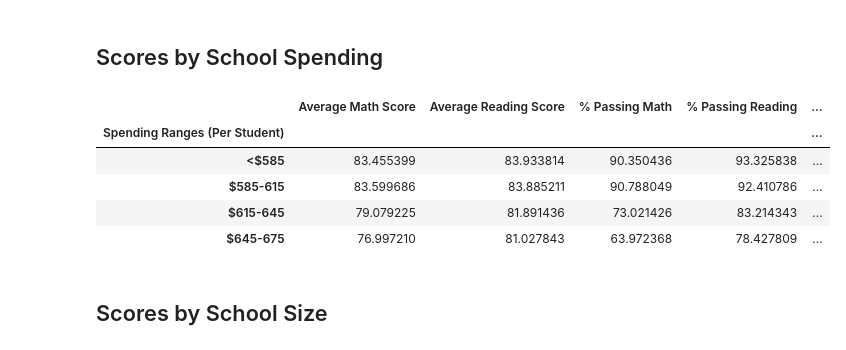
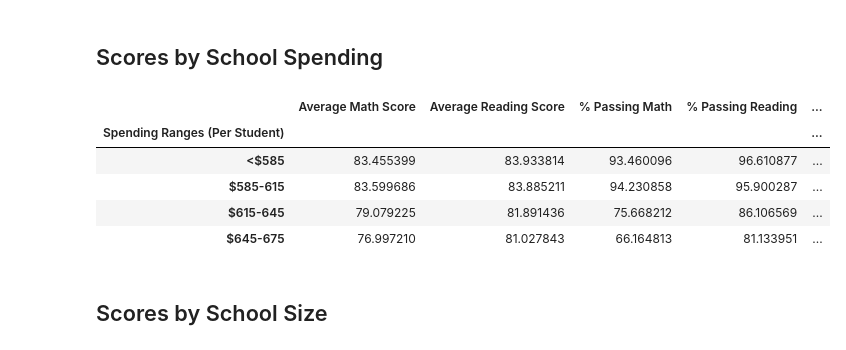
Before and after one commit to CodeNameKND14/Student-Grades-Analysis-Python, a Jupyter notebook: PyCity_Analysis/PyCitySchools_Analysis.ipynb, the cells around one changed output. Drawn from its saved outputs; the diff is of its cells as text; code cells hidden in the pictures.

```diff
--- a/PyCity_Analysis/PyCitySchools_Analysis.ipynb
+++ b/PyCity_Analysis/PyCitySchools_Analysis.ipynb
@@ -22,7 +20,5 @@ student_data_to_load = "students_complete.csv"
 school_data = pd.read_csv(school_data_to_load)
 student_data = pd.read_csv(student_data_to_load)
 
-
 # Combine the data into a single dataset
-school_data_complete = pd.merge(student_data, school_data, how="left", on=["school_name"])
-print(school_data_complete.head(5))
+school_data_complete = pd.merge(student_data, school_data, how="left", on=["school_name", "school_name"])
@@ -78,28 +72,27 @@ summary_district_df.head()
 ## School Summary
 # %%
 # Determine the School Type
-
 school_types = school_data.set_index(["school_name"])["type"]
 
-# Calculate the total studant count
+# Calculate the total student count
 per_school_counts = school_data_complete["school_name"].value_counts()
 
 # Calculate the total school budget and per capita spending
+# per_school_budget = school_data_complete.groupby(["school_name"]).mean()["budget"]
 per_school_budget = school_data_complete.groupby(["school_name"]).mean()["budget"]
 per_school_capita = per_school_budget / per_school_counts
 
 # Calculate the average test scores
-per_school_math = school_data_complete.groupby(school_data_complete["school_name"]).mean()["math_score"]
-per_school_reading = school_data_complete.groupby(school_data_complete["school_name"]).mean()["reading_score"]
+per_school_math = school_data_complete.groupby(["school_name"]).mean()["math_score"]
+per_school_reading = school_data_complete.groupby(["school_name"]).mean()["reading_score"]
 
 # Calculate the passing scores by creating a filtered data frame
-school_passing_math = school_data_complete[(school_data_complete["math_score"] > 70)]
-school_passing_reading = school_data_complete[(school_data_complete["reading_score"] > 70)]
+school_passing_math = school_data_complete[(school_data_complete["math_score"] >= 70)]
+school_passing_reading = school_data_complete[(school_data_complete["reading_score"] >= 70)]
 
 per_school_passing_math = school_passing_math.groupby(["school_name"]).count()["student_name"] / per_school_counts * 100
 per_school_passing_reading = school_passing_reading.groupby(["school_name"]).count()["student_name"] / per_school_counts * 100
 overall_passing_rate = (per_school_passing_math + per_school_passing_reading) / 2
-
 
 # Convert to data frame
 per_school_summary = pd.DataFrame({"School Type": school_types,
@@ -117,12 +110,10 @@ per_school_summary = per_school_summary[["School Type", "Total Students", "Total
                                          "Average Math Score", "Average Reading Score",
                                          "% Passing Math", "% Passing Reading",
                                          "% Overall Passing Rate"]]
-
-
-per_school_summary["Total School Budget"] = per_school_summary["Total Students"].map("${:,.2f}".format)
+per_school_summary["Total School Budget"] = per_school_summary["Total School Budget"].map("${:,.2f}".format)
 per_school_summary["Per Student Budget"] = per_school_summary["Per Student Budget"].map("${:,.2f}".format)
 
 # Display the data frame
-per_school_summary.head()
+per_school_summary
 # %% [output]
 |  | School Type | Total Students | Total School Budget | Per Student Budget | Average Math Score | ... |
@@ -226,38 +248,38 @@ scores_by_grade.head()
 # Establish the bins
 spending_bins = [0, 585, 615, 645, 675]
 group_names = ["<$585", "$585-615", "$615-645", "$645-675"]
 
 # Categorize the spending based on the bins
 per_school_summary["Spending Ranges (Per Student)"] = pd.cut(per_school_capita, spending_bins, labels=group_names)
 
 spending_math_scores = per_school_summary.groupby(["Spending Ranges (Per Student)"]).mean()["Average Math Score"]
 spending_reading_scores = per_school_summary.groupby(["Spending Ranges (Per Student)"]).mean()["Average Reading Score"]
 spending_passing_math = per_school_summary.groupby(["Spending Ranges (Per Student)"]).mean()["% Passing Math"]
 spending_passing_reading = per_school_summary.groupby(["Spending Ranges (Per Student)"]).mean()["% Passing Reading"]
-overall_passing_rate = (spending_math_scores + spending_reading_scores) / 2
+overall_passing_rate = (spending_passing_math + spending_passing_reading) / 2
 
 # Assemble into data frame
 spending_summary = pd.DataFrame({"Average Math Score" : spending_math_scores,
                                  "Average Reading Score": spending_reading_scores,
                                  "% Passing Math": spending_passing_math,
                                  "% Passing Reading": spending_passing_reading,
                                  "% Overall Passing Rate": overall_passing_rate})
 
 # Minor data munging
 spending_summary = spending_summary[["Average Math Score",
                                      "Average Reading Score",
                                      "% Passing Math", "% Passing Reading",
                                      "% Overall Passing Rate"]]
 
 # Display results
 spending_summary
 # %% [output]
 |  | Average Math Score | Average Reading Score | % Passing Math | % Passing Reading | ... |
 | Spending Ranges (Per Student) |  |  |  |  | ... |
-| <$585 | 83.455399 | 83.933814 | 90.350436 | 93.325838 | ... |
-| $585-615 | 83.599686 | 83.885211 | 90.788049 | 92.410786 | ... |
-| $615-645 | 79.079225 | 81.891436 | 73.021426 | 83.214343 | ... |
-| $645-675 | 76.997210 | 81.027843 | 63.972368 | 78.427809 | ... |
+| <$585 | 83.455399 | 83.933814 | 93.460096 | 96.610877 | ... |
+| $585-615 | 83.599686 | 83.885211 | 94.230858 | 95.900287 | ... |
+| $615-645 | 79.079225 | 81.891436 | 75.668212 | 86.106569 | ... |
+| $645-675 | 76.997210 | 81.027843 | 66.164813 | 81.133951 | ... |
 # %% [markdown]
 ## Scores by School Size
 # %%
```
Also changed, not shown: parts of 12 cells of this notebook.
